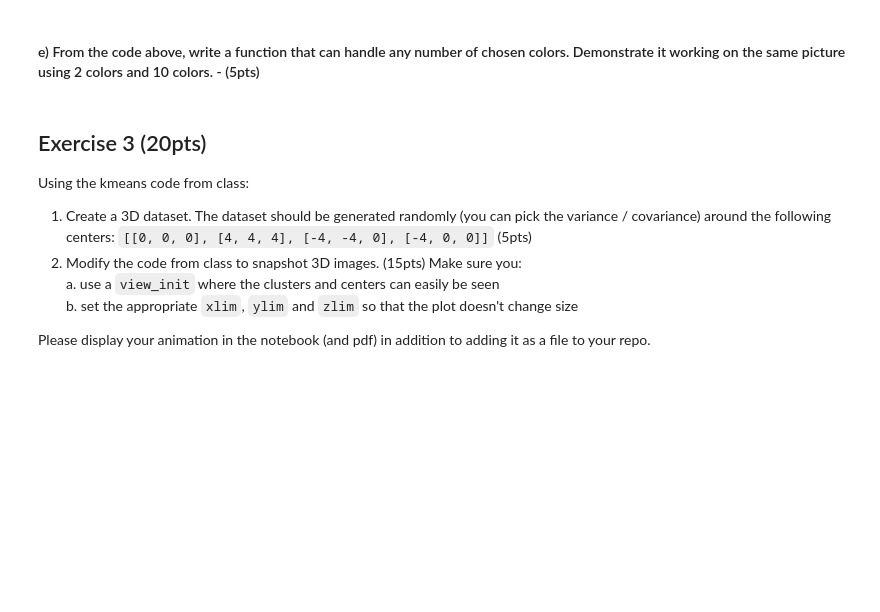
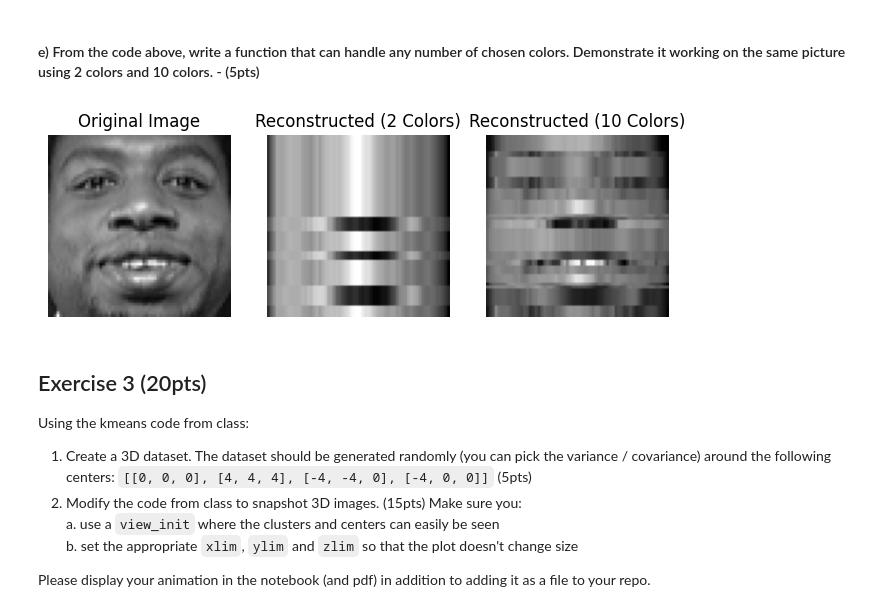
Before and after one commit to munirsidd/cs506, a Jupyter notebook: Homeworks/Homework 1/homework1.ipynb, the cells around one changed output. Saved outputs shown, nothing was run; the diff lists cells and outputs as text; code cells hidden in the pictures; blank space fills up the shorter version.

```diff
--- a/Homeworks/Homework 1/homework1.ipynb
+++ b/Homeworks/Homework 1/homework1.ipynb
@@ -413,5 +472,35 @@ Image(filename="Example.png", width=600, height=600)
 # %% [markdown]
 #### e) From the code above, write a function that can handle any number of chosen colors. Demonstrate it working on the same picture using 2 colors and 10 colors. - (5pts)
+# %%
+def reconstruct_image_with_colors(image, num_colors):
+    image_2d = image.reshape((-1, image.shape[1]))
+    kmeans = KMeans(n_clusters=num_colors, n_init=10, random_state=42)
+    kmeans.fit(image_2d)
+    centroids = kmeans.cluster_centers_
+    image_reconstructed = centroids[kmeans.labels_].reshape(image.shape)
+    return image_reconstructed
+
+plt.figure(figsize=(8, 4))
+plt.subplot(1, 3, 1)
+plt.imshow(random_image, cmap=plt.cm.gray)
+plt.title("Original Image")
+plt.axis('off')
+
+reconstructed_image_2_colors = reconstruct_image_with_colors(random_image, num_colors=2)
+plt.subplot(1, 3, 2)
+plt.imshow(reconstructed_image_2_colors, cmap=plt.cm.gray)
+plt.title("Reconstructed (2 Colors)")
+plt.axis('off')
+
+reconstructed_image_10_colors = reconstruct_image_with_colors(random_image, num_colors=10)
+plt.subplot(1, 3, 3)
+plt.imshow(reconstructed_image_10_colors, cmap=plt.cm.gray)
+plt.title("Reconstructed (10 Colors)")
+plt.axis('off')
+
+plt.show()
+# %% [output]
+[figure, added]
 # %% [markdown]
 ## Exercise 3 (20pts)
 
```
Also changed, not shown: parts of 10 cells of this notebook.
